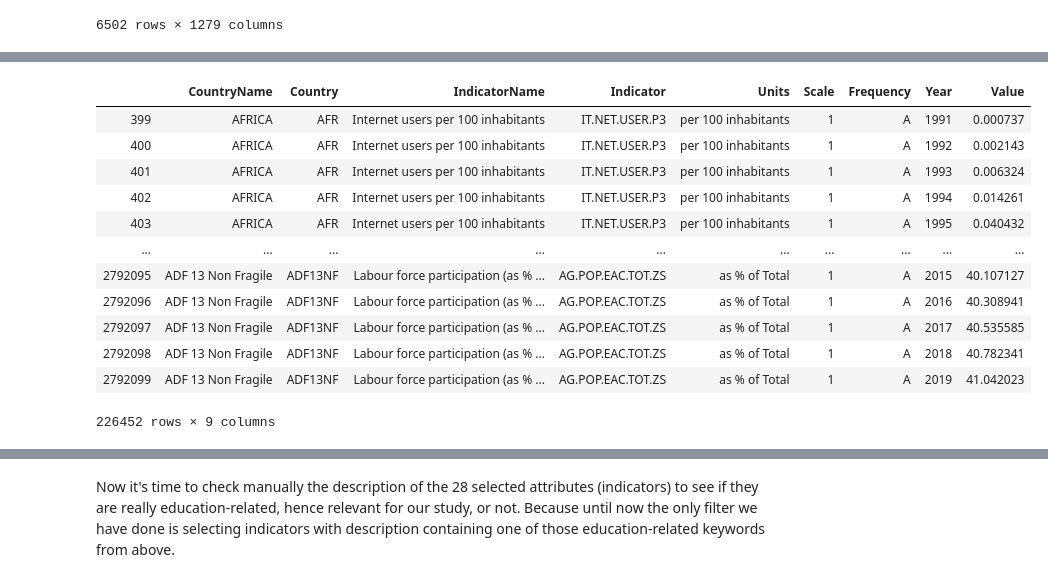
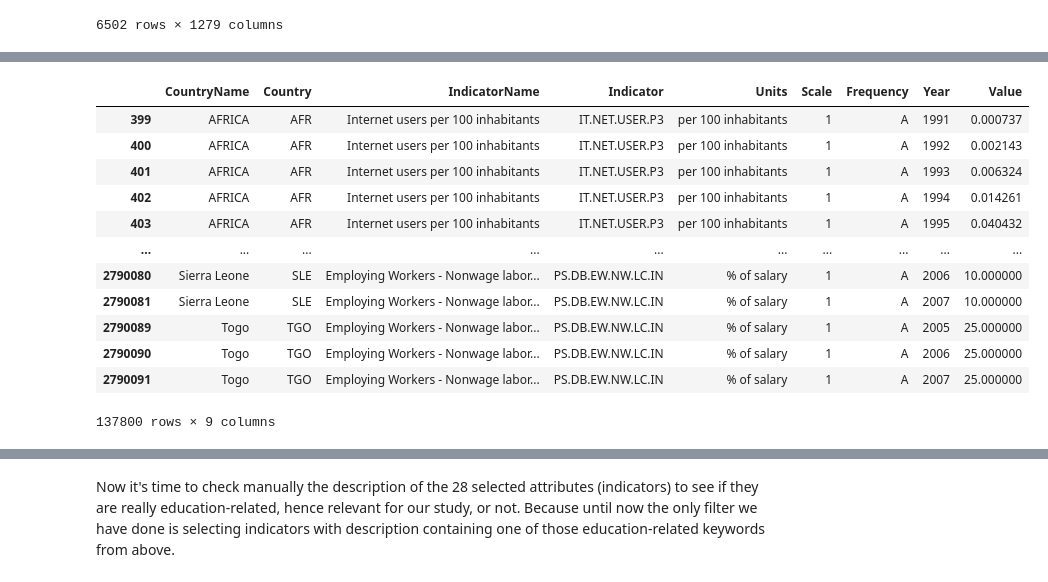
Before and after one commit to GhaliAmir/Education-In-Africa, a Jupyter notebook: Project.ipynb, the cells around one changed output, grey strips where cells are left out. Cells and saved outputs as stored; diff of their text form; code cells hidden in the pictures.

```diff
--- a/Project.ipynb
+++ b/Project.ipynb
@@ -65 +84,3 @@ db_zero.shape
+# %%
+initial_data = initial_data[initial_data.Year < 2020]
 # %%
@@ -88,0 +106,9 @@ db_verif.shape
+# %%
+# array of the African countries name plus the African continent
+Countries_Only = ['AFRICA','Cameroon', 'Central African Republic','Chad', 'Congo, Dem. Rep.', 'Congo, Rep.', 'Equatorial Guinea',
+                 'Gabon', 'Sao Tome and Principe', 'Burundi', 'Comoros', 'Djibouti', 'Eritrea', 'Ethiopia','Kenya',
+                 'Rwanda', 'Seychelles', 'Somalia', 'South Sudan', 'Sudan', 'Tanzania', 'Uganda', 'Algeria', 'Egypt',
+                 'Libya', 'Mauritania', 'Morocco', 'Tunisia', 'Angola', 'Botswana', 'Lesotho', 'Madagascar', 'Malawi',
+                 'Mauritius', 'Mozambique', 'Namibia', 'South Africa', 'Swaziland', 'Zambia', 'Zimbabwe', 'Benin',
+                 'Burkina Faso', 'Cape Verde', "Cote d'Ivoire", 'Gambia', 'Ghana', 'Guinea', 'Guinea-Bissau', 'Liberia',
+                 'Mali', 'Niger', 'Nigeria', 'Senegal', 'Sierra Leone','Togo']
@@ -88,0 +160,4 @@ db_verif.shape
+# %%
+countries_data = initial_data[initial_data.CountryName.isin(Countries_Only)]
+indicators_country_year = pd.pivot_table(countries_data, values='Value', index=['Country','Year'], columns=['Indicator'])
+indicators_country_year
@@ -101,6 +251,6 @@ We have chosen these keywords based on the data examined manually to look a bit
 education related dictionaries.
 '''
 
-inds_education = inds[inds.Name.apply(lowercase_all).str.contains('|'.join(education_keywords))]
+inds_education = indicators_data[indicators_data.Name.apply(lowercase_all).str.contains('|'.join(education_keywords))]
 inds_education
 # %% [output]
@@ -120,21 +270,21 @@ inds_education
 # %%
 education_codes = inds_education.Code.unique().tolist()
-db_education = db_zero[db_zero.Indicator.str.match('|'.join(education_codes))]
+db_education = countries_data[countries_data.Indicator.str.match('|'.join(education_codes))]
 db_education
 # %% [output]
 |  | CountryName | Country | IndicatorName | Indicator | Units | Scale | Frequency | Year | Value |
 | 399 | AFRICA | AFR | Internet users per 100 inhabitants | IT.NET.USER.P3 | per 100 inhabitants | 1 | A | 1991 | 0.000737 |
 | 400 | AFRICA | AFR | Internet users per 100 inhabitants | IT.NET.USER.P3 | per 100 inhabitants | 1 | A | 1992 | 0.002143 |
 | 401 | AFRICA | AFR | Internet users per 100 inhabitants | IT.NET.USER.P3 | per 100 inhabitants | 1 | A | 1993 | 0.006324 |
 | 402 | AFRICA | AFR | Internet users per 100 inhabitants | IT.NET.USER.P3 | per 100 inhabitants | 1 | A | 1994 | 0.014261 |
 | 403 | AFRICA | AFR | Internet users per 100 inhabitants | IT.NET.USER.P3 | per 100 inhabitants | 1 | A | 1995 | 0.040432 |
 | ... | ... | ... | ... | ... | ... | ... | ... | ... | ... |
-| 2792095 | ADF 13 Non Fragile | ADF13NF | Labour force participation (as % ... | AG.POP.EAC.TOT.ZS | as % of Total | 1 | A | 2015 | 40.107127 |
-| 2792096 | ADF 13 Non Fragile | ADF13NF | Labour force participation (as % ... | AG.POP.EAC.TOT.ZS | as % of Total | 1 | A | 2016 | 40.308941 |
-| 2792097 | ADF 13 Non Fragile | ADF13NF | Labour force participation (as % ... | AG.POP.EAC.TOT.ZS | as % of Total | 1 | A | 2017 | 40.535585 |
-| 2792098 | ADF 13 Non Fragile | ADF13NF | Labour force participation (as % ... | AG.POP.EAC.TOT.ZS | as % of Total | 1 | A | 2018 | 40.782341 |
-| 2792099 | ADF 13 Non Fragile | ADF13NF | Labour force participation (as % ... | AG.POP.EAC.TOT.ZS | as % of Total | 1 | A | 2019 | 41.042023 |
+| 2790080 | Sierra Leone | SLE | Employing Workers - Nonwage labor... | PS.DB.EW.NW.LC.IN | % of salary | 1 | A | 2006 | 10.000000 |
+| 2790081 | Sierra Leone | SLE | Employing Workers - Nonwage labor... | PS.DB.EW.NW.LC.IN | % of salary | 1 | A | 2007 | 10.000000 |
+| 2790089 | Togo | TGO | Employing Workers - Nonwage labor... | PS.DB.EW.NW.LC.IN | % of salary | 1 | A | 2005 | 25.000000 |
+| 2790090 | Togo | TGO | Employing Workers - Nonwage labor... | PS.DB.EW.NW.LC.IN | % of salary | 1 | A | 2006 | 25.000000 |
+| 2790091 | Togo | TGO | Employing Workers - Nonwage labor... | PS.DB.EW.NW.LC.IN | % of salary | 1 | A | 2007 | 25.000000 |
-226452 rows × 9 columns
+137800 rows × 9 columns
 # %%
 db_ed = pd.pivot_table(db_education, values='Value', index=['Country', 'Year'], columns=['Indicator'])
 
```
Also changed, not shown: parts of 69 cells of this notebook.
